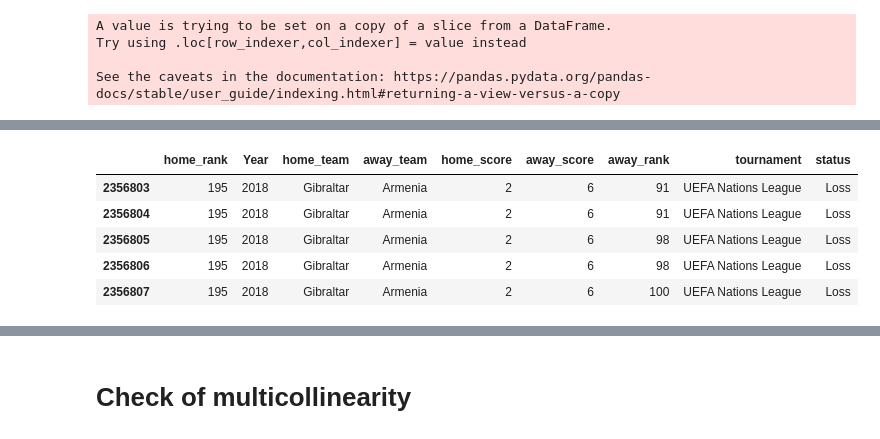
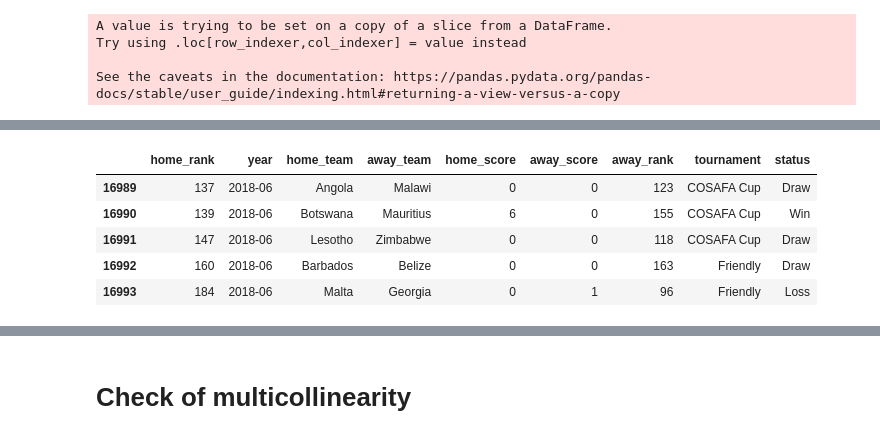
Before and after one commit to Ms-Gichuhi/Foot-ball-regression-analysis, a Jupyter notebook: Week6_IP.ipynb, the cells around one changed output, grey strips where cells are left out. Saved outputs shown, nothing was run; the diff lists cells and outputs as text; code cells hidden in the pictures.

```diff
--- a/Week6_IP.ipynb
+++ b/Week6_IP.ipynb
@@ -325,5 +341,5 @@ results_df.head()
 # %%
 # Merging the two datasets to obtain the hometeam  dataset
-home_df = pd.merge(fifa_df, results_df, how = 'inner', left_on = ['Year','country'], right_on = ['Year','home_team'])
+home_df = pd.merge(fifa_df, results_df, how = 'inner', left_on = ['year','country'], right_on = ['year','home_team'])
 home_df.head()
 # %% [output]
@@ -353,5 +369,5 @@ home_df.head()
 # %%
 #picking out the columns we need from thr hometeam df
-home_df= home_df[['home_rank', 'Year', 'home_team', 'away_team', 'home_score', 'away_score']]
+home_df= home_df[['home_rank', 'year', 'home_team', 'away_team', 'home_score', 'away_score']]
 home_df.head()
 # %% [output]
@@ -364,5 +380,5 @@ home_df.head()
 # %%
 # Merging the two datasets to obtain the awayteam  dataset
-away_df = pd.merge(fifa_df, results_df, how = 'inner', left_on = ['Year','country'], right_on = ['Year','away_team'])
+away_df = pd.merge(fifa_df, results_df, how = 'inner', left_on = ['year','country'], right_on = ['year','away_team'])
 away_df.head()
 # %% [output]
@@ -392,5 +408,5 @@ away_df.head()
 # %%
 #picking out the columns we need from thr awayteam df
-away_df= away_df[['away_rank', 'Year', 'away_team', 'home_team', 'away_score', 'tournament', 'home_score']]
+away_df= away_df[['away_rank', 'year', 'away_team', 'home_team', 'away_score', 'tournament', 'home_score']]
 away_df.head()
 # %% [output]
@@ -414,25 +450,25 @@ df.head()
 # %%
-df['status'] = df['home_score'] - df['away_score']
+df['status'] = df.home_score - df.away_score
 def status(x):
     if x > 0:
         return 'Win'
     elif x < 0:
         return 'Loss'
     else:
         return 'Draw'
 
 df['status'] = df.status.apply(lambda y: status(y))
 df.tail()
 
 #we created a new column for trhe status of the hometeam ,was it a win ,loss or draw?
 #it is the difference btetween home scores and away scores
 # %% [output]
-|  | home_rank | Year | home_team | away_team | home_score | away_score | away_rank | tournament | status |
-| 2356803 | 195 | 2018 | Gibraltar | Armenia | 2 | 6 | 91 | UEFA Nations League | Loss |
-| 2356804 | 195 | 2018 | Gibraltar | Armenia | 2 | 6 | 91 | UEFA Nations League | Loss |
-| 2356805 | 195 | 2018 | Gibraltar | Armenia | 2 | 6 | 98 | UEFA Nations League | Loss |
-| 2356806 | 195 | 2018 | Gibraltar | Armenia | 2 | 6 | 98 | UEFA Nations League | Loss |
-| 2356807 | 195 | 2018 | Gibraltar | Armenia | 2 | 6 | 100 | UEFA Nations League | Loss |
+|  | home_rank | year | home_team | away_team | home_score | away_score | away_rank | tournament | status |
+| 16989 | 137 | 2018-06 | Angola | Malawi | 0 | 0 | 123 | COSAFA Cup | Draw |
+| 16990 | 139 | 2018-06 | Botswana | Mauritius | 6 | 0 | 155 | COSAFA Cup | Win |
+| 16991 | 147 | 2018-06 | Lesotho | Zimbabwe | 0 | 0 | 118 | COSAFA Cup | Draw |
+| 16992 | 160 | 2018-06 | Barbados | Belize | 0 | 0 | 163 | Friendly | Draw |
+| 16993 | 184 | 2018-06 | Malta | Georgia | 0 | 1 | 96 | Friendly | Loss |
 # %%
 #df['tournament'].value_counts()
 # we will specify the Tournament type (World cup, Friendly, Other)
```
Also changed, not shown: parts of 87 cells of this notebook.
